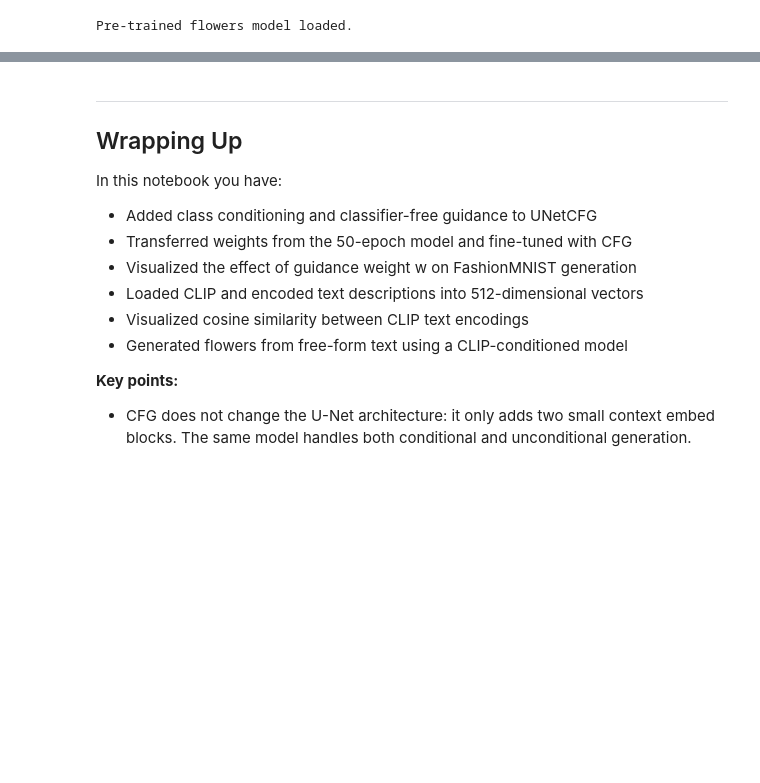
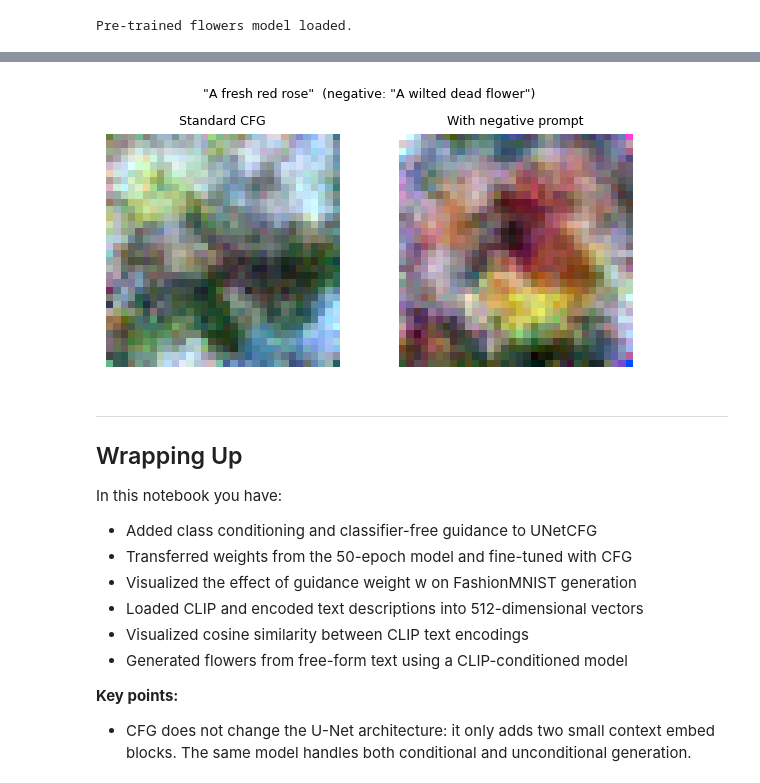
Before and after one commit to janid/workshop-genai, a Jupyter notebook: notebooks/Part3_ConditionalGeneration_CLIP.ipynb, the cells around one changed output, grey strips where cells are left out. Cells and saved outputs as stored; diff of their text form; code cells hidden in the pictures; blank space fills up the shorter version.

```diff
--- a/notebooks/Part3_ConditionalGeneration_CLIP.ipynb
+++ b/notebooks/Part3_ConditionalGeneration_CLIP.ipynb
@@ -708,0 +705,7 @@ plt.show()
+# %%
+def cfg_combine(e_cond, e_uncond, w):
+    """Combine conditional and unconditional noise predictions using guidance weight w."""
+    # FILL_IN: combine e_cond and e_uncond using guidance weight w
+    return FILL_IN
+
+print('cfg_combine defined.')
@@ -708,0 +753,11 @@ plt.show()
+# %%
+def negative_prompt_guidance(e_pos, e_neg, w):
+    """
+    Combine a positive-prompt prediction with a negative-prompt prediction.
+    Same idea as classifier-free guidance, but pushes away from e_neg
+    instead of away from the unconditional prediction.
+    """
+    # FILL_IN: reuse the same formula as cfg_combine, but with e_neg instead of e_uncond
+    return FILL_IN
+
+print('negative_prompt_guidance defined.')
@@ -709,3 +778,47 @@ plt.show()
+# %%
+# Pick your own positive and negative prompt
+pos_prompt = ['A fresh red rose']
+neg_prompt = ['A wilted dead flower']
+
+c_pos  = encode_text(pos_prompt)
+c_neg  = encode_text(neg_prompt)
+c_zero = torch.zeros_like(c_pos)
+
+w_demo   = 2.0
+n        = 1
+mask_on  = torch.ones_like(c_pos)
+mask_off = torch.zeros_like(c_pos)
+
+# --- Negative-prompt guidance ---
+x_neg = torch.randn(n, FLOWER_CH, FLOWER_SIZE, FLOWER_SIZE, device=device)
+for i in range(T_FLOWERS - 1, -1, -1):
+    t = torch.full((n,), i, device=device).float()
+    e_pos_pred = model_flowers(x_neg, t, c_pos, mask_on)
+    e_neg_pred = model_flowers(x_neg, t, c_neg, mask_on)
+    e_t   = negative_prompt_guidance(e_pos_pred, e_neg_pred, w_demo)
+    x_neg = reverse_q_f(x_neg, t, e_t)
+
+# --- Standard CFG, for comparison ---
+x_cfg = torch.randn(n, FLOWER_CH, FLOWER_SIZE, FLOWER_SIZE, device=device)
+for i in range(T_FLOWERS - 1, -1, -1):
+    t = torch.full((n,), i, device=device).float()
+    e_cond   = model_flowers(x_cfg, t, c_pos,  mask_on)
+    e_uncond = model_flowers(x_cfg, t, c_zero, mask_off)
+    e_t   = cfg_combine(e_cond, e_uncond, w_demo)
+    x_cfg = reverse_q_f(x_cfg, t, e_t)
+
+fig, axes = plt.subplots(1, 2, figsize=(6, 3))
+axes[0].imshow(((x_cfg[0]+1)/2).clamp(0,1).permute(1,2,0).cpu())
+axes[0].set_title('Standard CFG', fontsize=9)
+axes[0].axis('off')
+axes[1].imshow(((x_neg[0]+1)/2).clamp(0,1).permute(1,2,0).cpu())
+axes[1].set_title('With negative prompt', fontsize=9)
+axes[1].axis('off')
+plt.suptitle(f'"{pos_prompt[0]}"  (negative: "{neg_prompt[0]}")', fontsize=9)
+plt.tight_layout()
+plt.show()
+# %% [output]
+[figure, added]
 # %% [markdown]
 ---
 
```
Also changed, not shown: parts of 21 cells of this notebook, 12 other files.
